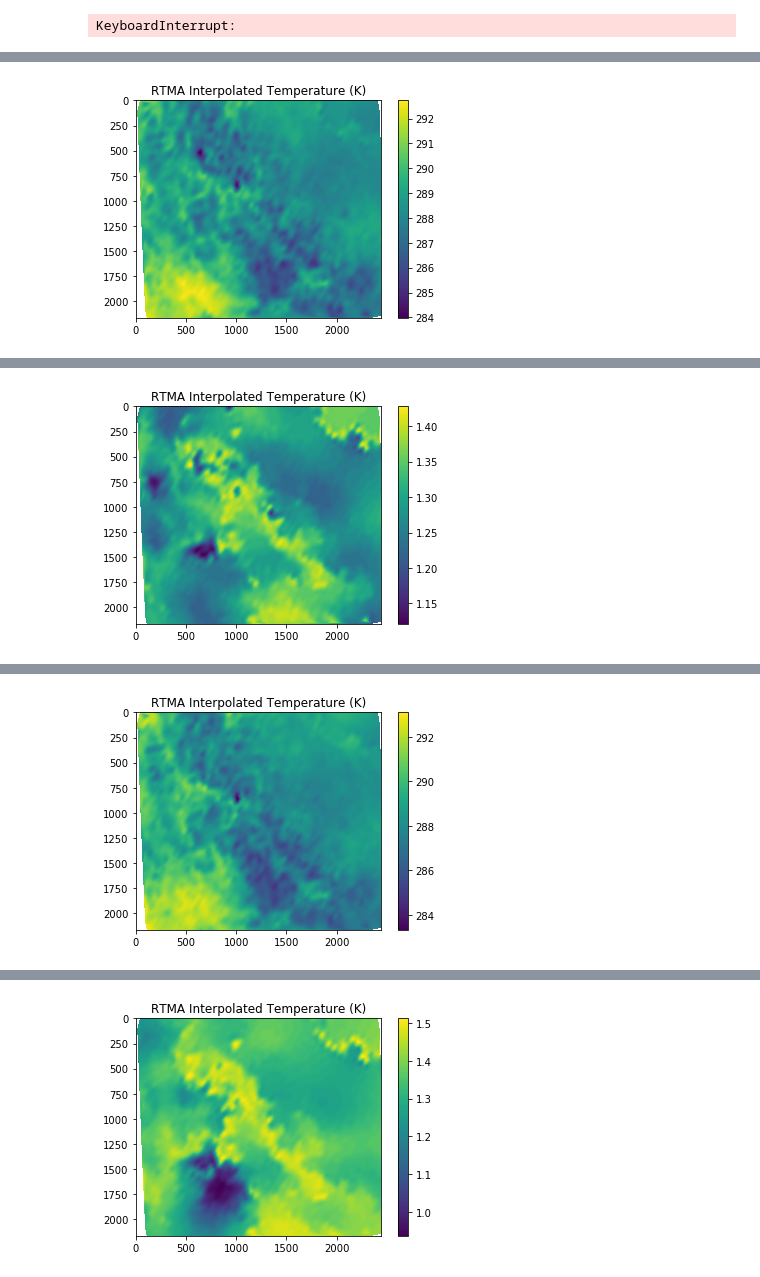
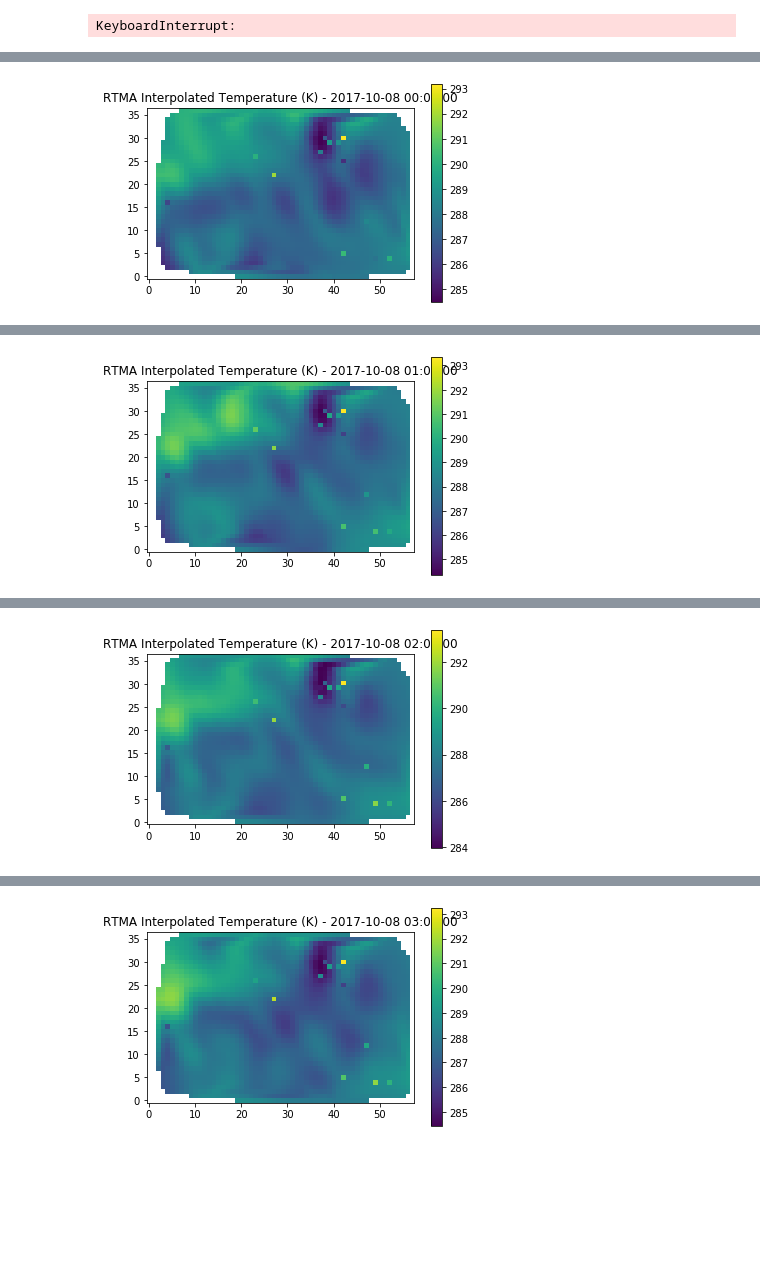
Before and after one commit to mikedorfman/mesonet-interpolation, a Jupyter notebook: temperature/RTMA vs Mesonet Comparison.ipynb, the cells around one changed output, grey strips where cells are left out. Saved outputs shown, nothing was run; the diff lists cells and outputs as text; code cells hidden in the pictures; blank space fills up the shorter version.

```diff
--- a/temperature/RTMA vs Mesonet Comparison.ipynb
+++ b/temperature/RTMA vs Mesonet Comparison.ipynb
@@ -159,12 +159,13 @@ import scipy.interpolate
 
 # TODO; pull from the DEM file instead (these values should match or be slightly greater than the DEM boundaries)
 # Ultimately, we'll want to clip all our data sets based on our study area as well as converting them all to the same coordinate system and resolution
-MINLAT = 43.5
-MAXLAT = 45.5
-MINLON = -72.5
-MAXLON = -69.5
+# Commented out for now - using the sites to define our study area.
+#MINLAT = 43.5
+#MAXLAT = 45.5
+#MINLON = -72.5
+#MAXLON = -69.5
 
-DOWNSCALE_GRID_RESOLUTION_M = 100
+DOWNSCALE_GRID_RESOLUTION_M = 1000
 
 # Configuration
 cwd = os.getcwd()
@@ -244,13 +245,28 @@ MESONET_SITE_LOCATION_INFO = {
     }
 }
 
+minlat = 999
+maxlat = -999
+minlon = 999
+maxlon = -999
+for site in MESONET_SITE_LOCATION_INFO.values():
+    if minlat > site["latitude"]: minlat = site["latitude"]
+    if maxlat < site["latitude"]: maxlat = site["latitude"]
+    if minlon > site["longitude"]: minlon = site["longitude"]
+    if maxlon < site["longitude"]: maxlon = site["longitude"]
+lat_border = .05
+lon_border = .05
+maxlon += lon_border
+minlon -= lon_border
+maxlat += lat_border
+minlat -= lat_border
 # Lambert conical is the starting projection
 STARTING_PROJ = Proj(init='epsg:4326')
 # Project to UTM to make interpolating easier
 UTM_PROJ = Proj(proj='utm',zone=19,ellps='WGS84')
 # First create a grid that we'll reuse to interpolate data on
-MINLON_UTM, MINLAT_UTM = transform(STARTING_PROJ, UTM_PROJ, MINLON, MINLAT)
-MAXLON_UTM, MAXLAT_UTM = transform(STARTING_PROJ, UTM_PROJ, MAXLON, MAXLAT)
+MINLON_UTM, MINLAT_UTM = transform(STARTING_PROJ, UTM_PROJ, minlon, minlat)
+MAXLON_UTM, MAXLAT_UTM = transform(STARTING_PROJ, UTM_PROJ, maxlon, maxlat)
 
 
 def examine_file(grbs):
@@ -264,9 +280,13 @@ def examine_file(grbs):
         #print(grb.forecastTime)
         #raise
 
-def read_rtma_grib(path):
-    rtma_t_msg = grbs.select(name='2 metre temperature')[1]
-    return rtma_t_msg.data(lat1=MINLAT, lat2=MAXLAT, lon1=MINLON, lon2=MAXLON)
+def read_rtma_grib(grbs):
+    grbs.seek(0)
+    for grb in grbs:
+        data, lats, lons = grb.data(lat1=minlat, lat2=maxlat, lon1=minlon, lon2=maxlon)
+        # TODO; choose another grib reader.  The two entries in these archives (uncertainty and temperature) are indiscernable by pygrib, so let's use the value instead.
+        if data[0] > 100:
+            return data, lats, lons
 
 def unzip_day(file, target):
     with tarfile.open(file) as tar:
@@ -321,6 +341,9 @@ def utm_to_grid(lon, lat):
     return np.floor(lon_grid).astype(int), np.floor(lat_grid).astype(int)
 
 
+def F_to_K(deg_f):
+    return 273.5 + ((deg_f - 32.0) * (5.0/9.0))
+
 x = np.arange(MINLON_UTM, MAXLON_UTM, DOWNSCALE_GRID_RESOLUTION_M)
 y = np.arange(MINLAT_UTM, MAXLAT_UTM, DOWNSCALE_GRID_RESOLUTION_M)
 X, Y = np.meshgrid(x,y)
@@ -331,18 +354,14 @@ for zipped_day in zipped_days:
     with tempfile.TemporaryDirectory() as temporary_location:
         unzipped_files = unzip_day(zipped_day, temporary_location)
         for unzipped_file in unzipped_files:
-            print("Examining file %s" % unzipped_file)
+            #print("Examining file %s" % unzipped_file)
             with pygrib.open(unzipped_file) as grbs:
-                examine_file(grbs)
+                #examine_file(grbs)
                 rtma_time = rtma_time_from_grib(grbs)
                 rtma_data, rtma_lats, rtma_lons = read_rtma_grib(grbs)
-                utm_rtma_lons, utm_rtma_lats = transform(starting_proj, target_proj, rtma_lons, rtma_lats)
+                utm_rtma_lons, utm_rtma_lats = transform(STARTING_PROJ, UTM_PROJ, rtma_lons, rtma_lats)
 
                 rtma_t_interpolated_cubic = scipy.interpolate.griddata((np.asarray(utm_rtma_lons), np.asarray(utm_rtma_lats)), np.asarray(rtma_data), (X, Y), method="cubic")
-                plt.imshow(rtma_t_interpolated_cubic)
-                plt.title("RTMA Interpolated Temperature (K)")
-                plt.colorbar()
-                plt.show()
                 subsetted_mesonet_df = subset_mesonet_data(mesonet_df, rtma_time)
                 for site_temperature_col_name in subsetted_mesonet_df.columns:
                     # So we only get the site names...this isn't the cleanest nor the most flexible way of doing this
@@ -350,11 +369,20 @@ for zipped_day in zipped_days:
                     site_lat = MESONET_SITE_LOCATION_INFO[site_name]["latitude"]
                     site_lon = MESONET_SITE_LOCATION_INFO[site_name]["longitude"]
                     # TODO; perform this reprojection outside the loop since the site location isn't changing
-                    utm_site_lon, utm_site_lat = transform(starting_proj, target_proj, site_lon, site_lat)
+                    utm_site_lon, utm_site_lat = transform(STARTING_PROJ, UTM_PROJ, site_lon, site_lat)
 
                     x_pixel, y_pixel = utm_to_grid(utm_site_lon, utm_site_lat)
-                    print("%s: %f" % (site_name, rtma_t_interpolated_cubic[x_pixel][y_pixel]))
+                    #print("%s: %f" % (site_name, rtma_t_interpolated_cubic[y_pixel][x_pixel]))
+                    print(subsetted_mesonet_df[site_temperature_col_name])
+                    site_temperature_K = F_to_K(np.mean(subsetted_mesonet_df[site_temperature_col_name].values))
+                    rtma_t_interpolated_cubic[y_pixel][x_pixel] = site_temperature_K
+                    #print(x_pixel, y_pixel)
                     #get_temperature_at_location(downscaled_temperature, site_lat, site_lon)
+                plt.imshow(rtma_t_interpolated_cubic, origin="lower")
+                plt.title("RTMA Interpolated Temperature (K) - %s" % rtma_time)
+                plt.colorbar()
+                plt.show()
+
                 #grib_time = rtma_time_from_grib(grbs)
 
 #with pygrib.open(TARGET_RTMA_FILE) as grbs:
@@ -370 +412 @@ Examining file /tmp/tmpnfr1qnos/LTMA98_KWBR_201710080000
-[figure, old version]
+[figure, new version]
@@ -389 +430 @@ Examining file /tmp/tmpnfr1qnos/LTMA98_KWBR_201710080100
-[figure, old version]
+[figure, new version]
@@ -408 +448 @@ Examining file /tmp/tmpnfr1qnos/LTMA98_KWBR_201710080200
-[figure, old version]
+[figure, new version]
@@ -427 +466 @@ Examining file /tmp/tmpnfr1qnos/LTMA98_KWBR_201710080300
-[figure, old version]
+[figure, new version]
```
Also changed, not shown: parts of 1 cell of this notebook.
